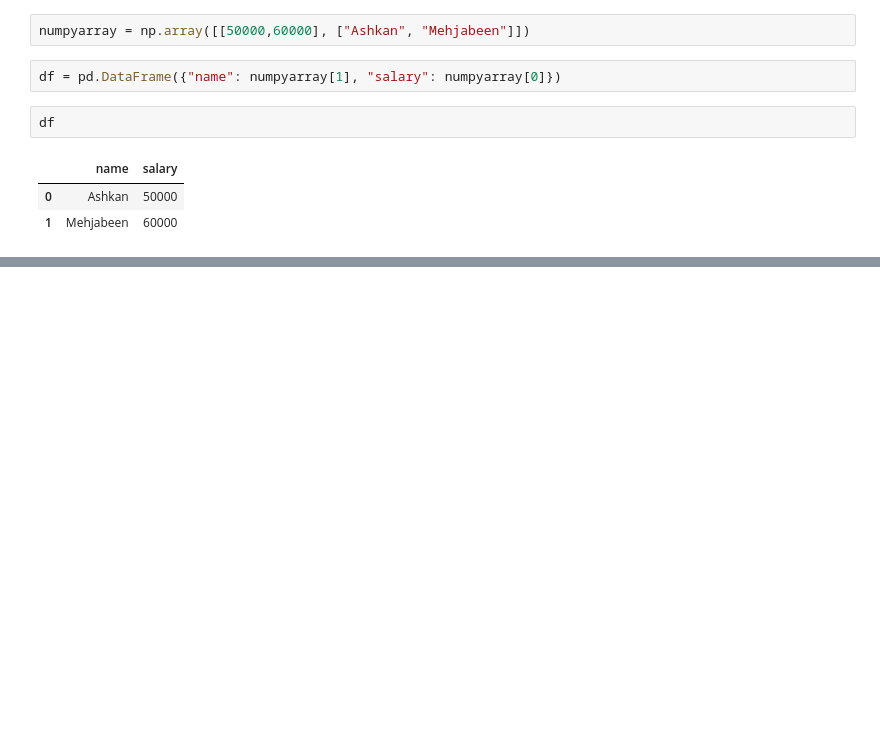
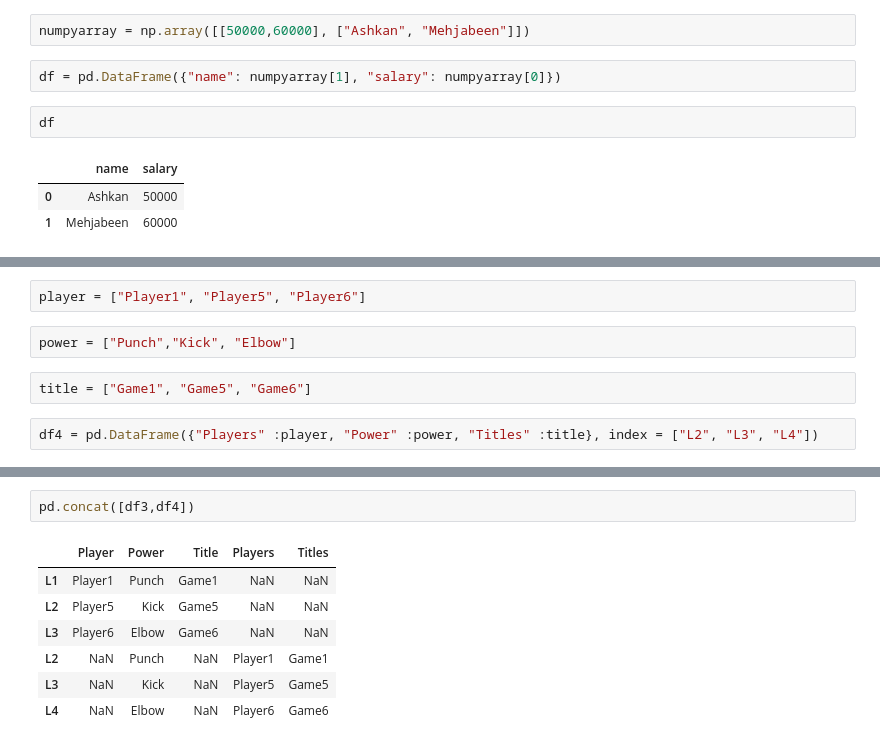
Before and after one commit to ashkanmulla/Ashkan_Data_Science_Practice, a Jupyter notebook: Pandas_Practice.ipynb, the cells around one changed output, grey strips where cells are left out. Drawn from its saved outputs; the diff is of its cells as text; blank space fills up the shorter version.

```diff
--- a/Pandas_Practice.ipynb
+++ b/Pandas_Practice.ipynb
@@ -87,0 +175,8 @@ df
+# %%
+player = ["Player1", "Player5", "Player6"]
+# %%
+power = ["Punch","Kick", "Elbow"]
+# %%
+title = ["Game1", "Game5", "Game6"]
+# %%
+df4 = pd.DataFrame({"Players" :player, "Power" :power, "Titles" :title}, index = ["L2", "L3", "L4"])
@@ -87,0 +190,10 @@ df
+# %%
+pd.concat([df3,df4])
+# %% [output]
+|  | Player | Power | Title | Players | Titles |
+| L1 | Player1 | Punch | Game1 | NaN | NaN |
+| L2 | Player5 | Kick | Game5 | NaN | NaN |
+| L3 | Player6 | Elbow | Game6 | NaN | NaN |
+| L2 | NaN | Punch | NaN | Player1 | Game1 |
+| L3 | NaN | Kick | NaN | Player5 | Game5 |
+| L4 | NaN | Elbow | NaN | Player6 | Game6 |
```
Also changed, not shown: parts of 27 cells of this notebook.
